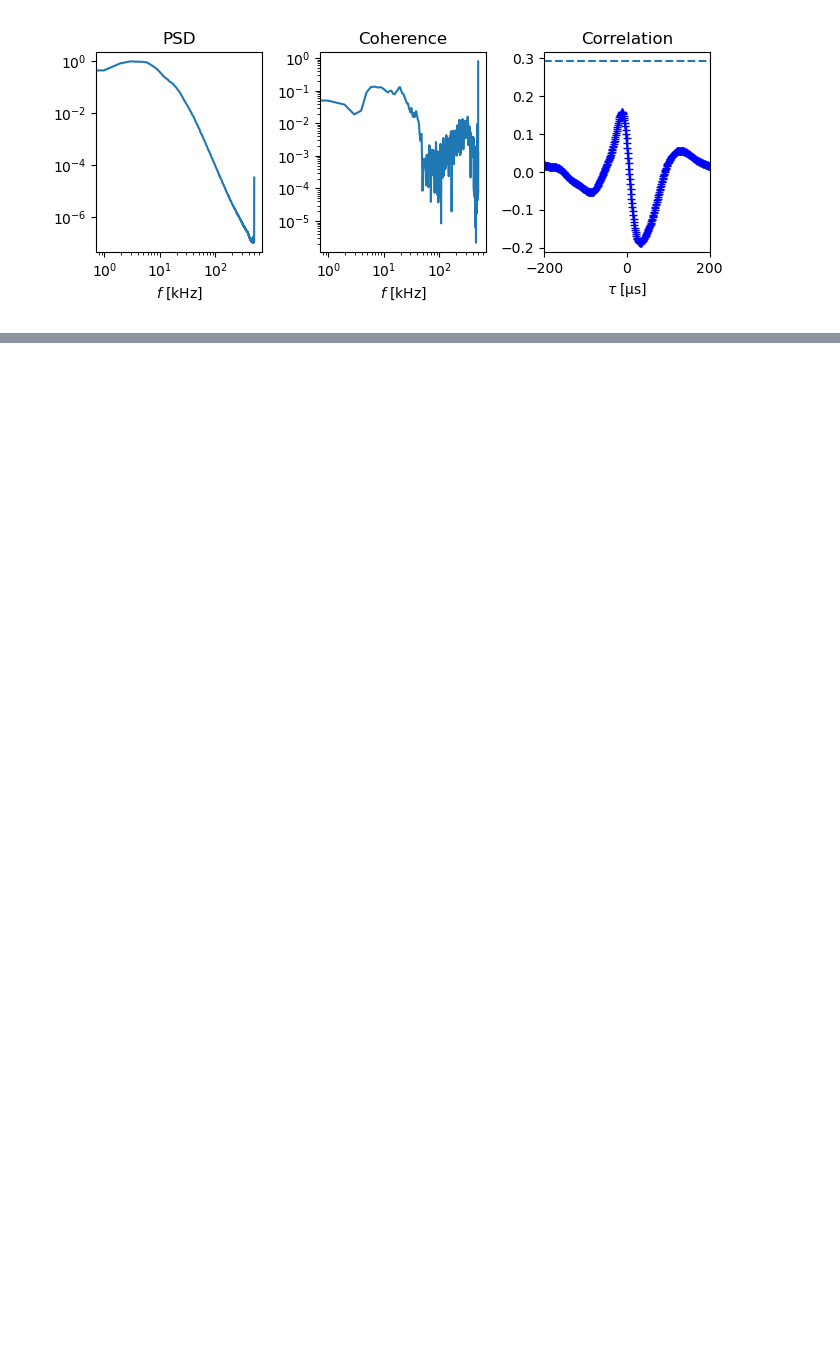
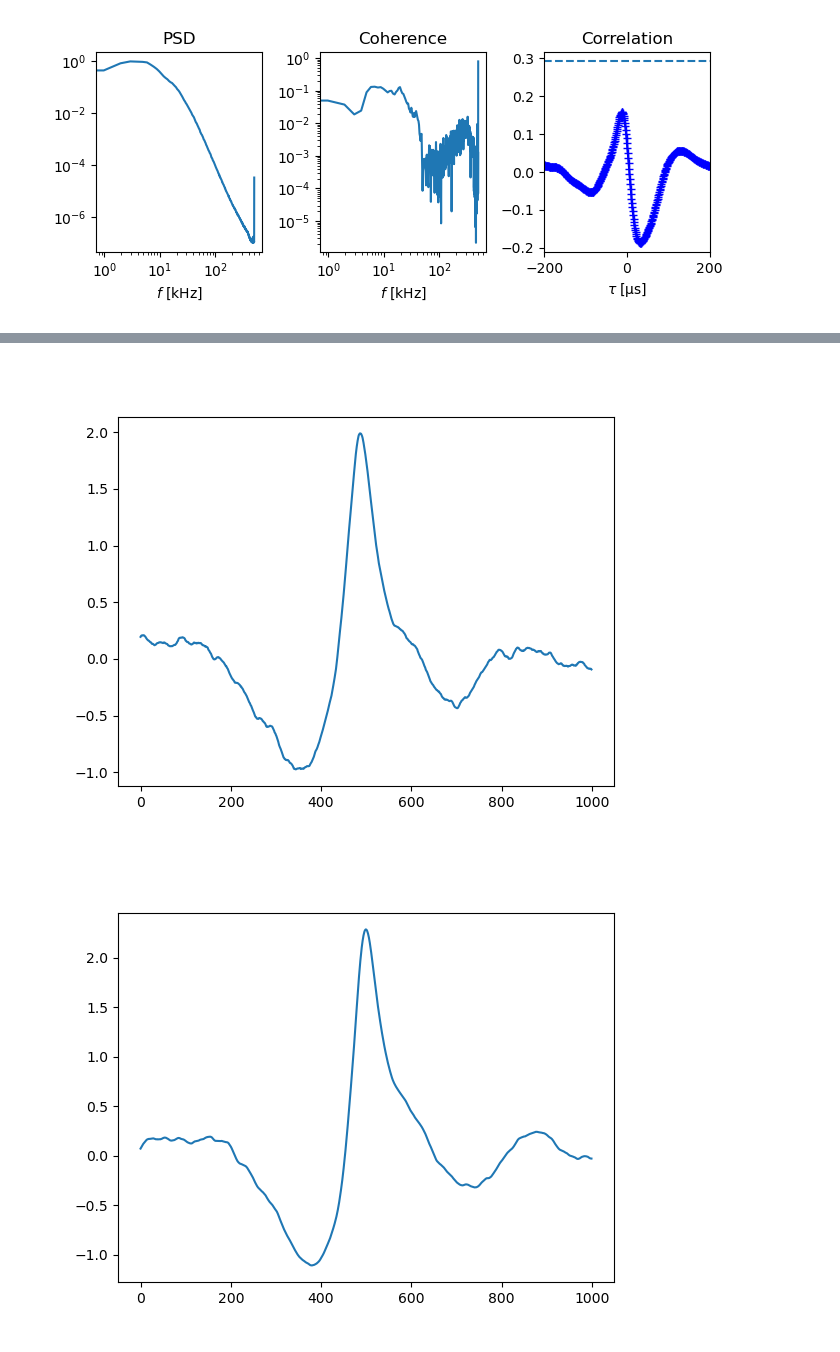
Before and after one commit to SaschaRienaecker/TJ-K, a Jupyter notebook: notebooks/Victor_version.ipynb, the cells around one changed output, grey strips where cells are left out. Saved outputs shown, nothing was run; the diff lists cells and outputs as text; code cells hidden in the pictures; blank space fills up the shorter version.

```diff
--- a/notebooks/Victor_version.ipynb
+++ b/notebooks/Victor_version.ipynb
@@ -88,0 +164,3 @@ print(np.mean(Bt_array_OPA))
+# %%
+window = 500
+averaging_nb = 10
@@ -88,0 +178,23 @@ print(np.mean(Bt_array_OPA))
+# %%
+def blobhole_windowing(indices, window = window):
+    l = [[indices[0]]]
+    for i in indices[1:]:
+        if i - l[-1][0] < 2*window :
+            l[-1].append(i)
+        else:
+            l.append([i])
+    n = len(l)
+    windowed_indices = np.zeros(n, dtype = int)
+    for j in range(n):
+        windowed_indices[j] = int((l[j][-1]+ l[j][0])//2)
+    return windowed_indices
+# %%
+def blobholes_meanprof(normalized_array, windices, window = window):
+    #averaging blob/hole
+    mean_profile = np.zeros(2*window)
+
+    for i in windices:
+        mean_profile += normalized_array[ i- window : i + window]
+
+    mean_profile /= len(windices)
+    return mean_profile
@@ -89 +233,11 @@ print(np.mean(Bt_array_OPA))
+# %%
+plt.figure()
+plt.plot(Isat_meanprof)
+plt.show()
+plt.figure()
+plt.plot(phi_meanprof)
+plt.show()
+# %% [output]
+[figure, added]
+[figure, added]
 # %%
```
Also changed, not shown: parts of 29 cells of this notebook.
